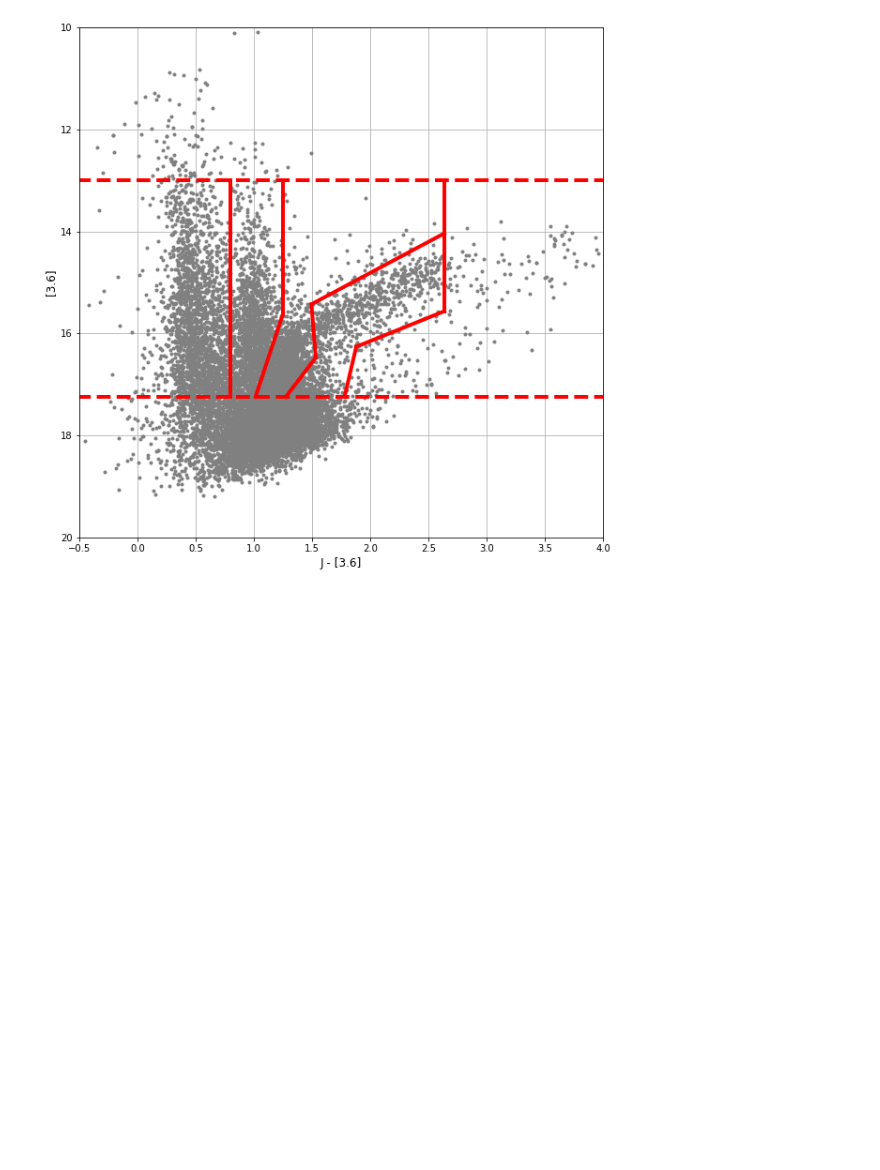
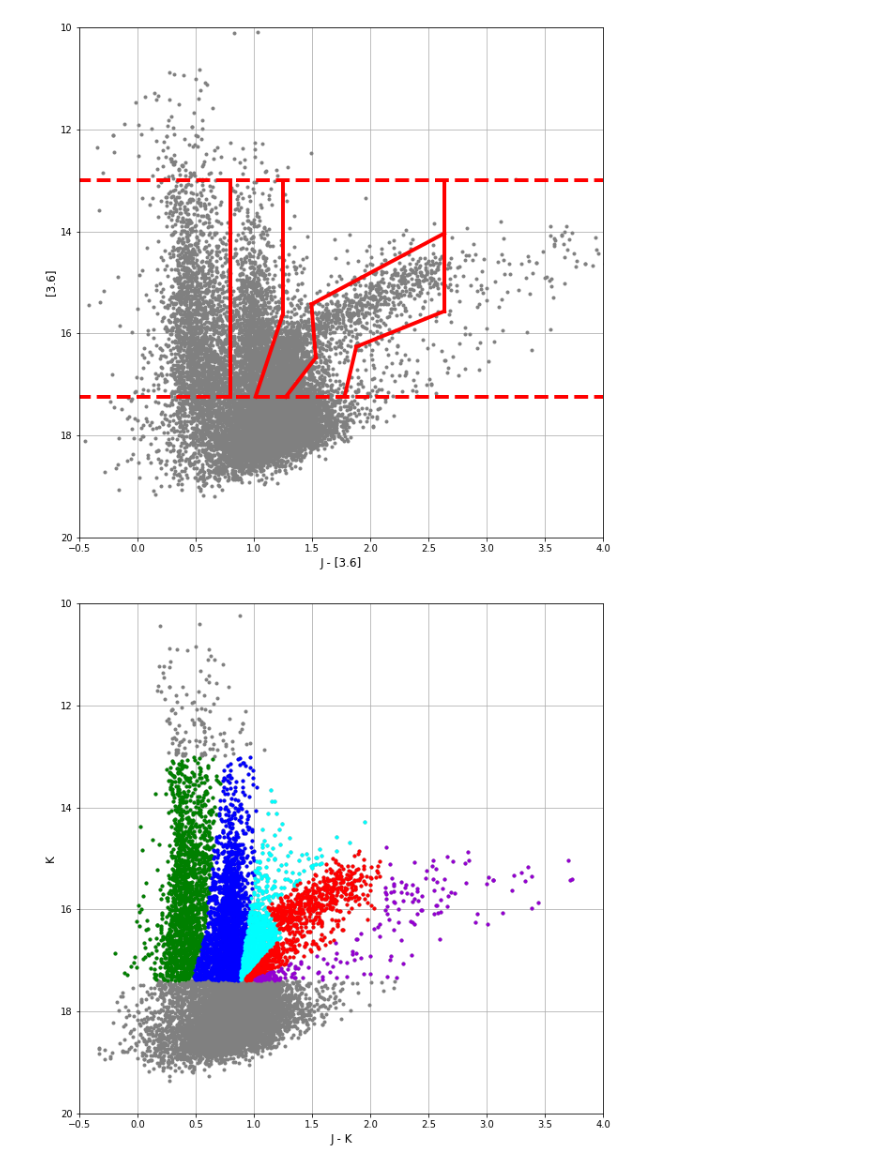
Before and after one commit to alechirschauer/NGC6822, a Jupyter notebook: color-cut_boundary_fitting_22Feb2019.ipynb, the cells around one changed output. Cells and saved outputs as stored; diff of their text form; code cells hidden in the pictures; blank space fills up the shorter version.

```diff
--- a/color-cut_boundary_fitting_22Feb2019.ipynb
+++ b/color-cut_boundary_fitting_22Feb2019.ipynb
@@ -89,6 +89,21 @@ fourfiveMINUSeightzeroDATA = pd.read_csv('fourfiveMINUSeightzero.csv')
 #
 # NB: the bin width routine Libby sent me had previously produced values that were
 # clearly too big, which is probably due to "NULL" or "-9999" values in the inputs.
+#
+# For the individual regions in CMD_1 & CMD_2 I have made individual .csv files
+# with the same information as above.
+#
+CMD1_region1 = pd.read_csv('CMD1_region1.csv')
+CMD1_region2 = pd.read_csv('CMD1_region2.csv')
+CMD1_region3 = pd.read_csv('CMD1_region3.csv')
+CMD1_region4 = pd.read_csv('CMD1_region4.csv')
+CMD1_region5 = pd.read_csv('CMD1_region5.csv')
+#
+CMD2_region1 = pd.read_csv('CMD2_region1.csv')
+CMD2_region2 = pd.read_csv('CMD2_region2.csv')
+CMD2_region3 = pd.read_csv('CMD2_region3.csv')
+CMD2_region4 = pd.read_csv('CMD2_region4.csv')
+CMD2_region5 = pd.read_csv('CMD2_region5.csv')
 # %%
 # 5
 
@@ -752,3 +767,31 @@ plt.close()
 #plt.savefig('CMD2_boundaries.png')
 # %% [output]
 [figure]
+# %%
+# 17
+
+# With the color-cut boundaries in place on the CMDs, now I can
+# overplot the segregated objects lists which I had originally
+# done using the program GlueViz.
+
+# CMD_1 (K vs J-K)
+
+plt.figure(figsize=(10, 10))
+plt.plot(jMINUSkDATA.jMINUSk, jMINUSkDATA.Kmag, '.', color='gray')
+plt.xlim(-0.5, 4.0)
+plt.ylim(20.0, 10.0)
+plt.xlabel('J - K', size=12)
+plt.ylabel('K', size=12)
+
+plt.plot(CMD1_region1.jMINUSk, CMD1_region1.Kmag, '.', color='green')
+plt.plot(CMD1_region2.jMINUSk, CMD1_region2.Kmag, '.', color='blue')
+plt.plot(CMD1_region3.jMINUSk, CMD1_region3.Kmag, '.', color='cyan')
+plt.plot(CMD1_region4.jMINUSk, CMD1_region4.Kmag, '.', color='red')
+plt.plot(CMD1_region5.jMINUSk, CMD1_region5.Kmag, '.', color='darkviolet')
+
+plt.grid(True)
+plt.show()
+plt.close()
+#plt.savefig('CMD1_populations.pdf')
+# %% [output]
+[figure, added]
```
Also changed, not shown: parts of 3 cells of this notebook.
